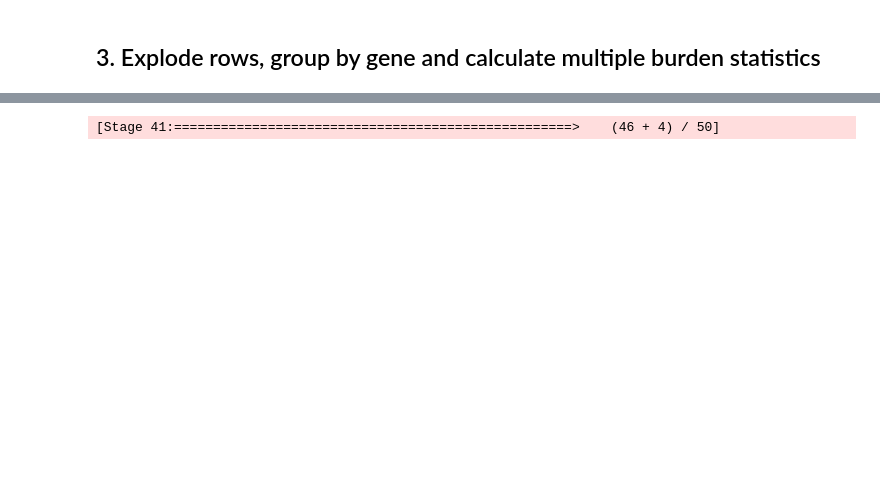
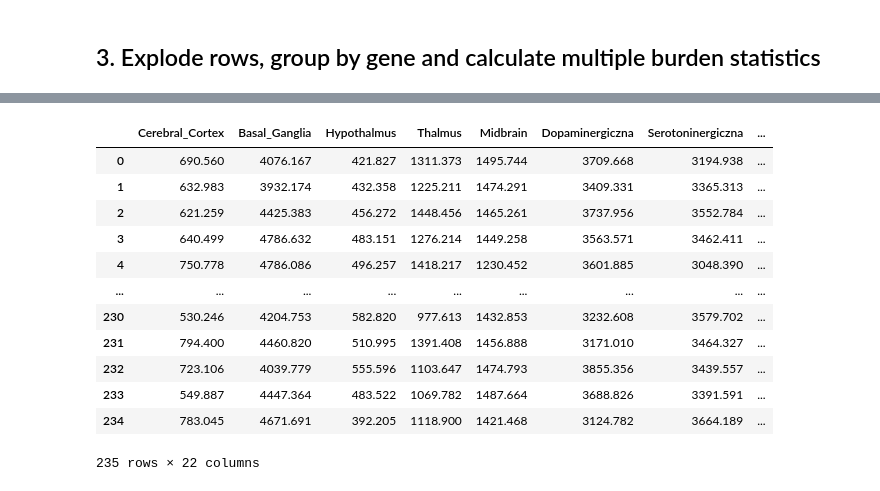
Before and after one commit to ippas/imdik-zekanowski-gts, a Jupyter notebook: analysis/burden-and-family/gts-ii-burden-tests.ipynb, the cells around one changed output, grey strips where cells are left out. Cells and saved outputs as stored; diff of their text form; code cells hidden in the pictures; blank space fills up the shorter version.

Commit message:
burden and family analysis

```diff
--- a/analysis/burden-and-family/gts-ii-burden-tests.ipynb
+++ b/analysis/burden-and-family/gts-ii-burden-tests.ipynb
@@ -281,8 +236,0 @@ groups = per_gene.group.collect()
-# %%
-results_list = []
-for f in filters:
-    results = per_gene.filter_rows(f)
-    results = results.annotate_cols(result_score = hl.agg.sum(results['burden_cadd_phred']))
-    results_list.append(results.result_score.collect())
-# %% [output]
-[Stage 41:===================================================>    (46 + 4) / 50]
@@ -317,0 +267,16 @@ for idx, i in enumerate(list(gene_lists.columns)):
+# %%
+results_to_plot
+# %% [output]
+|  | Cerebral_Cortex | Basal_Ganglia | Hypothalmus | Thalmus | Midbrain | Dopaminergiczna | Serotoninergiczna | ... |
+| 0 | 690.560 | 4076.167 | 421.827 | 1311.373 | 1495.744 | 3709.668 | 3194.938 | ... |
+| 1 | 632.983 | 3932.174 | 432.358 | 1225.211 | 1474.291 | 3409.331 | 3365.313 | ... |
+| 2 | 621.259 | 4425.383 | 456.272 | 1448.456 | 1465.261 | 3737.956 | 3552.784 | ... |
+| 3 | 640.499 | 4786.632 | 483.151 | 1276.214 | 1449.258 | 3563.571 | 3462.411 | ... |
+| 4 | 750.778 | 4786.086 | 496.257 | 1418.217 | 1230.452 | 3601.885 | 3048.390 | ... |
+| ... | ... | ... | ... | ... | ... | ... | ... | ... |
+| 230 | 530.246 | 4204.753 | 582.820 | 977.613 | 1432.853 | 3232.608 | 3579.702 | ... |
+| 231 | 794.400 | 4460.820 | 510.995 | 1391.408 | 1456.888 | 3171.010 | 3464.327 | ... |
+| 232 | 723.106 | 4039.779 | 555.596 | 1103.647 | 1474.793 | 3855.356 | 3439.557 | ... |
+| 233 | 549.887 | 4447.364 | 483.522 | 1069.782 | 1487.664 | 3688.826 | 3391.591 | ... |
+| 234 | 783.045 | 4671.691 | 392.205 | 1118.900 | 1421.468 | 3124.782 | 3664.189 | ... |
+235 rows × 22 columns
```
Also changed, not shown: parts of 81 cells of this notebook, 6 other files.
